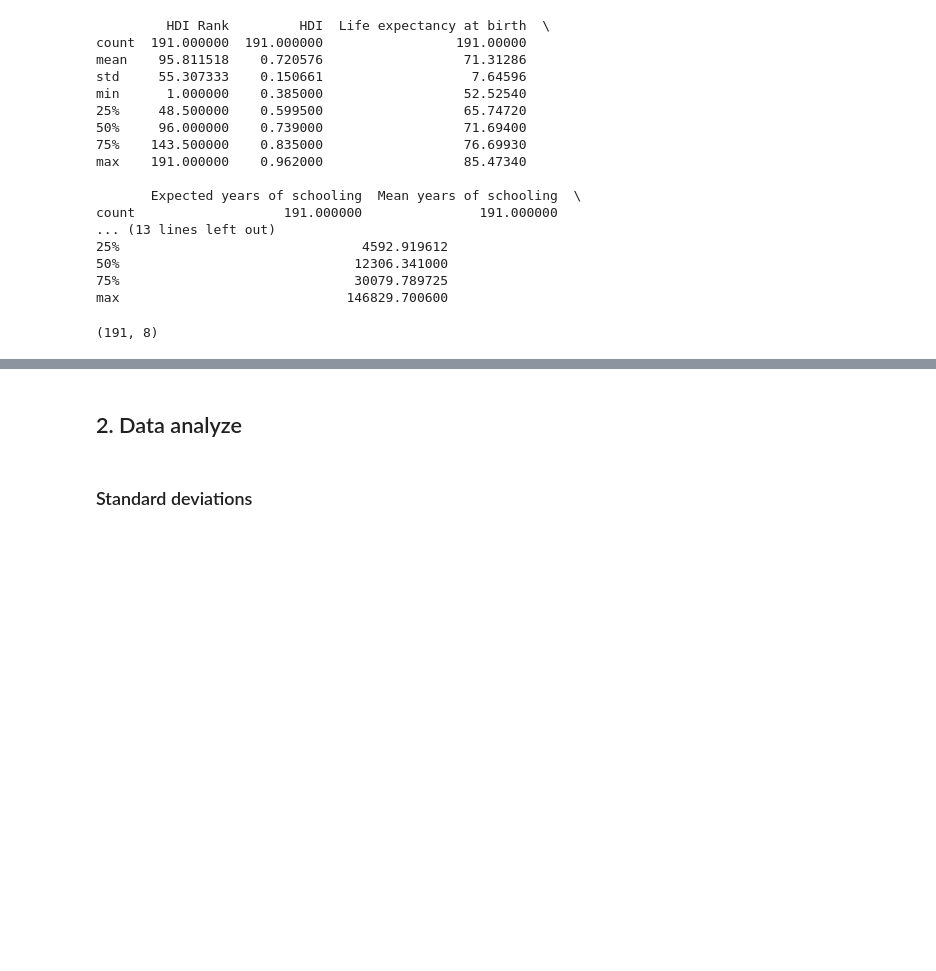
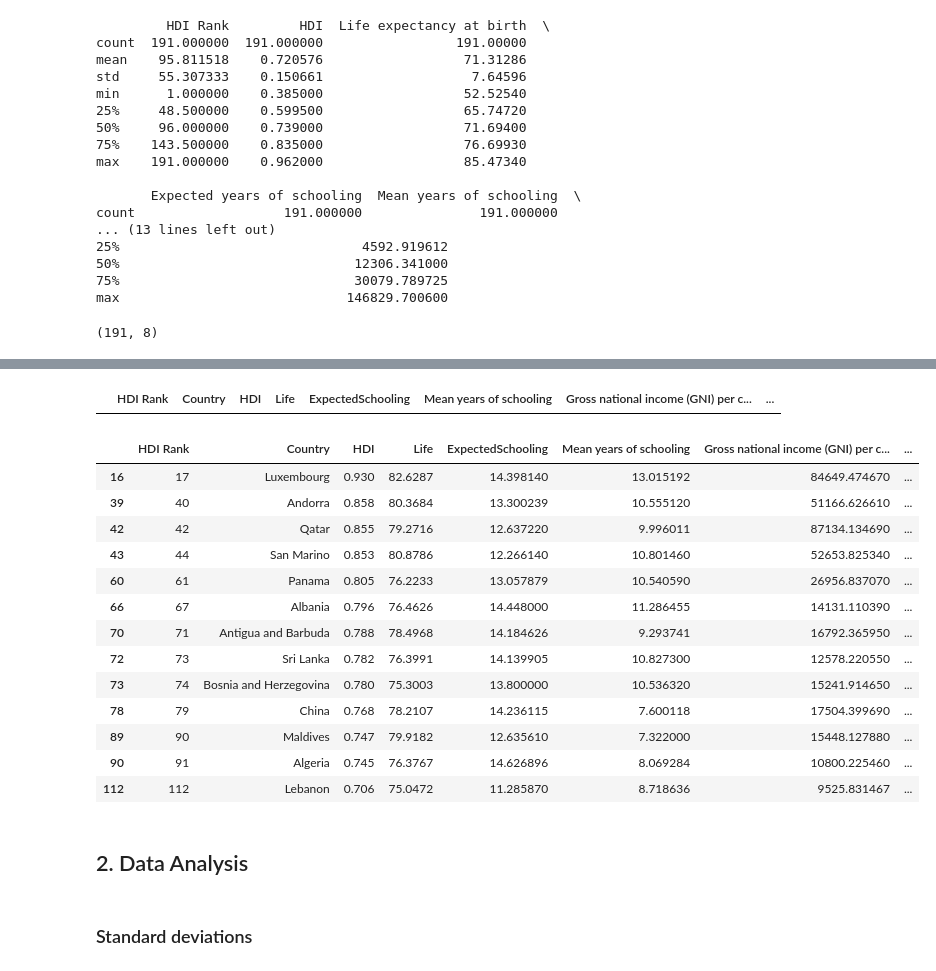
Before and after one commit to XiaoLiang28/Datamanagement, a Jupyter notebook: ps5.ipynb, the cells around one changed output, grey strips where cells are left out. Cells and saved outputs as stored; diff of their text form; code cells hidden in the pictures; blank space fills up the shorter version.

```diff
--- a/ps5.ipynb
+++ b/ps5.ipynb
@@ -174,5 +227,26 @@ worst_hdi
+# %%
+hdi.query("Life > 75 & ExpectedSchooling < 10")
+# %% [output]
+|  | HDI Rank | Country | HDI | Life | ExpectedSchooling | Mean years of schooling | Gross national income (GNI) per c... | ... |
+# %%
+hdi.query("Life > 75 & ExpectedSchooling < 15")
+# %% [output]
+|  | HDI Rank | Country | HDI | Life | ExpectedSchooling | Mean years of schooling | Gross national income (GNI) per c... | ... |
+| 16 | 17 | Luxembourg | 0.930 | 82.6287 | 14.398140 | 13.015192 | 84649.474670 | ... |
+| 39 | 40 | Andorra | 0.858 | 80.3684 | 13.300239 | 10.555120 | 51166.626610 | ... |
+| 42 | 42 | Qatar | 0.855 | 79.2716 | 12.637220 | 9.996011 | 87134.134690 | ... |
+| 43 | 44 | San Marino | 0.853 | 80.8786 | 12.266140 | 10.801460 | 52653.825340 | ... |
+| 60 | 61 | Panama | 0.805 | 76.2233 | 13.057879 | 10.540590 | 26956.837070 | ... |
+| 66 | 67 | Albania | 0.796 | 76.4626 | 14.448000 | 11.286455 | 14131.110390 | ... |
+| 70 | 71 | Antigua and Barbuda | 0.788 | 78.4968 | 14.184626 | 9.293741 | 16792.365950 | ... |
+| 72 | 73 | Sri Lanka | 0.782 | 76.3991 | 14.139905 | 10.827300 | 12578.220550 | ... |
+| 73 | 74 | Bosnia and Herzegovina | 0.780 | 75.3003 | 13.800000 | 10.536320 | 15241.914650 | ... |
+| 78 | 79 | China | 0.768 | 78.2107 | 14.236115 | 7.600118 | 17504.399690 | ... |
+| 89 | 90 | Maldives | 0.747 | 79.9182 | 12.635610 | 7.322000 | 15448.127880 | ... |
+| 90 | 91 | Algeria | 0.745 | 76.3767 | 14.626896 | 8.069284 | 10800.225460 | ... |
+| 112 | 112 | Lebanon | 0.706 | 75.0472 | 11.285870 | 8.718636 | 9525.831467 | ... |
 # %% [markdown]
-## 2. Data analyze
+## 2. Data Analysis
 # %% [markdown]
 ### Standard deviations
 # %%
```
Also changed, not shown: parts of 23 cells of this notebook.
